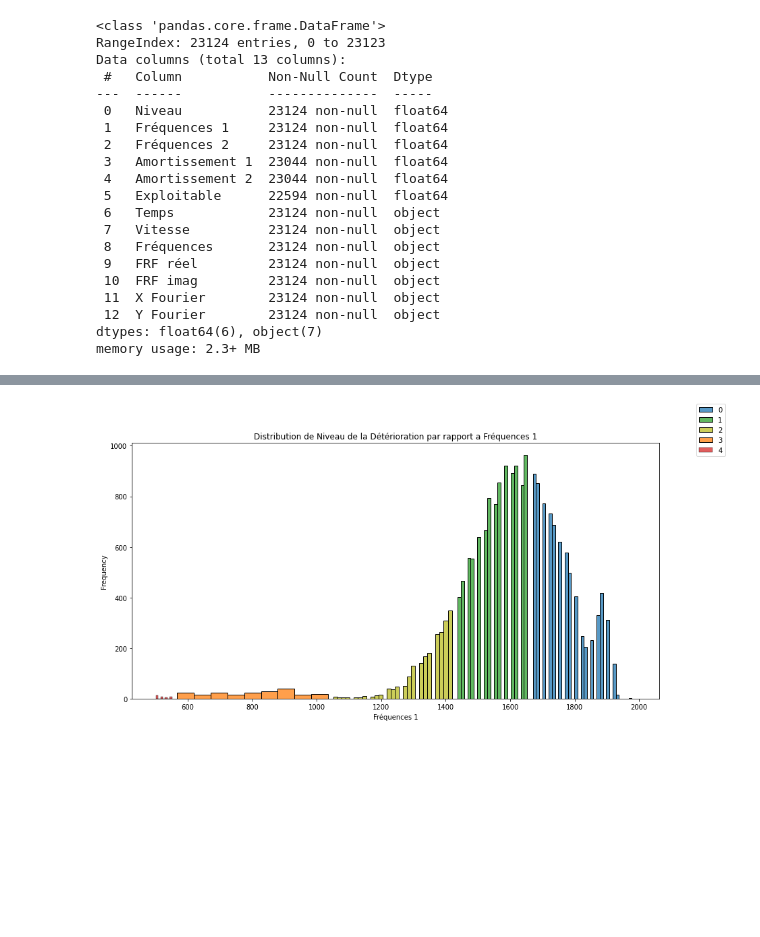
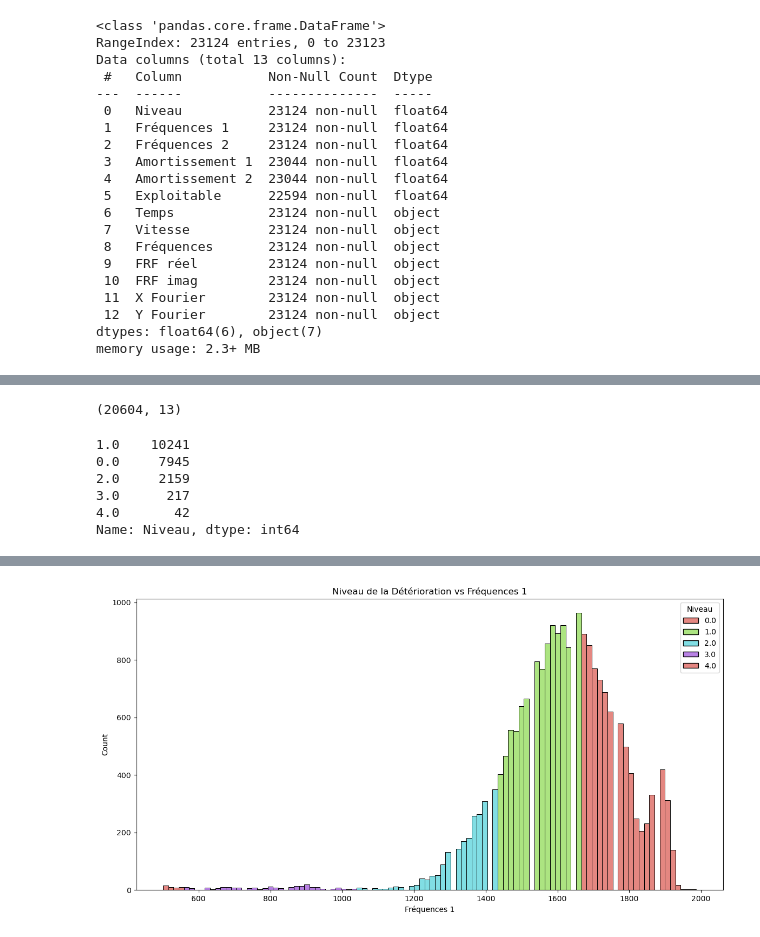
Before and after one commit to loinluo/Projet_Data_GCC, a Jupyter notebook: analyse_statistique.ipynb, the cells around one changed output, grey strips where cells are left out. Saved outputs shown, nothing was run; the diff lists cells and outputs as text; code cells hidden in the pictures; blank space fills up the shorter version.

```diff
--- a/analyse_statistique.ipynb
+++ b/analyse_statistique.ipynb
@@ -53,6 +57,19 @@ plt.show()
 [figure]
 # %%
 df_data = df_data.drop(df_data[df_data['Exploitable'] == 0].index)
+# %%
+df_data.shape
+# %% [output]
+(20604, 13)
+# %%
+df_data["Niveau"].value_counts()
+# %% [output]
+1.0    10241
+0.0     7945
+2.0     2159
+3.0      217
+4.0       42
+Name: Niveau, dtype: int64
 # %%
 fig = plt.figure(figsize=(10, 7))
 g = sns.countplot(x="Niveau", data=df_data, palette="hls")
@@ -60,20 +77,13 @@ g.set_title("Niveau de la Détérioration")
 plt.show()
 # %% [output]
 [figure]
-# %%
-fig = plt.figure(figsize=(14, 7))
-g = sns.histplot(df_data[df_data["Niveau"]==0]["Fréquences 1"], color="tab:blue")
-g = sns.histplot(df_data[df_data["Niveau"]==1]["Fréquences 1"], color="tab:green")
-g = sns.histplot(df_data[df_data["Niveau"]==2]["Fréquences 1"], color="tab:olive")
-g = sns.histplot(df_data[df_data["Niveau"]==3]["Fréquences 1"], color="tab:orange")
-g = sns.histplot(df_data[df_data["Niveau"]==4]["Fréquences 1"], color="tab:red")
-g.set_xlabel("Fréquences 1")
-g.set_ylabel("Frequency")
-g.set_title("Distribution de Niveau de la Détérioration par rapport a Fréquences 1")
-fig.legend(labels=["0", "1", "2", "3", "4"])
-plt.show()
-# %% [output]
-[figure, removed]
+# %%
+fig = plt.figure(figsize=(14, 7))
+g = sns.histplot(data=df_data, x="Fréquences 1", hue="Niveau", multiple="stack", palette="hls")
+g.set_title("Niveau de la Détérioration vs Fréquences 1")
+plt.show()
+# %% [output]
+[figure, added]
 # %%
 np_vitesse_n0 = df_data[df_data["Niveau"]==0]["Vitesse"].values
 np_temps_n0 = df_data[df_data["Niveau"]==0]["Temps"].values
```
Also changed, not shown: parts of 9 cells of this notebook, 6 other files.
